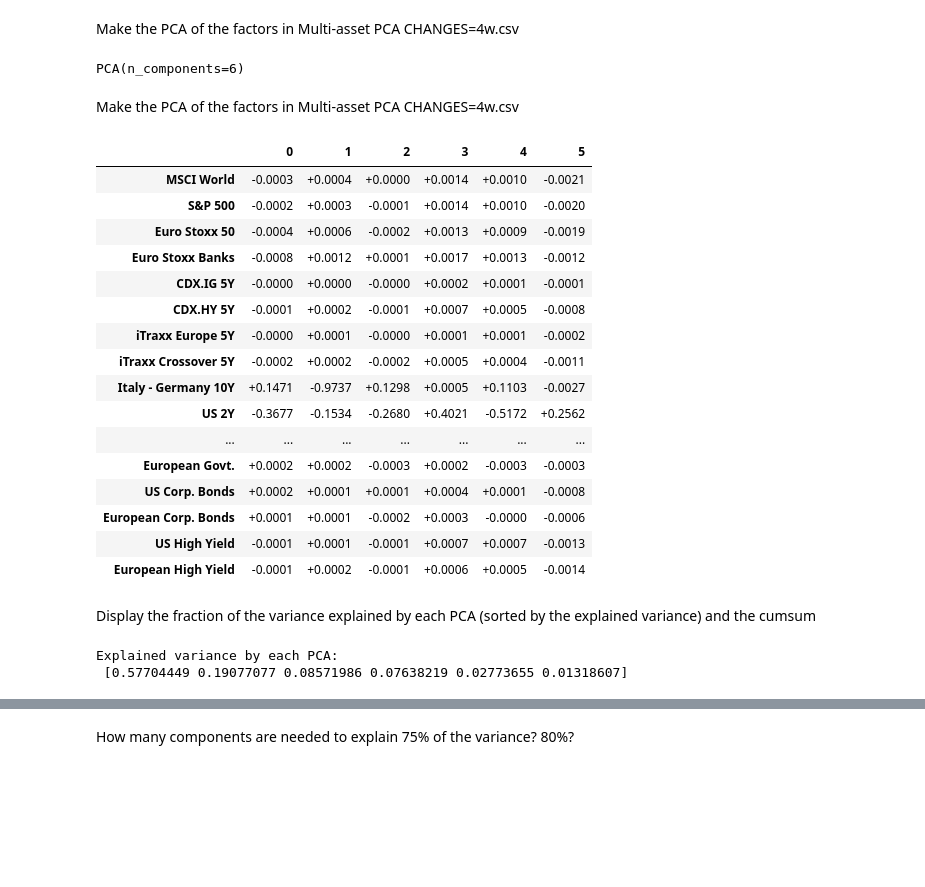
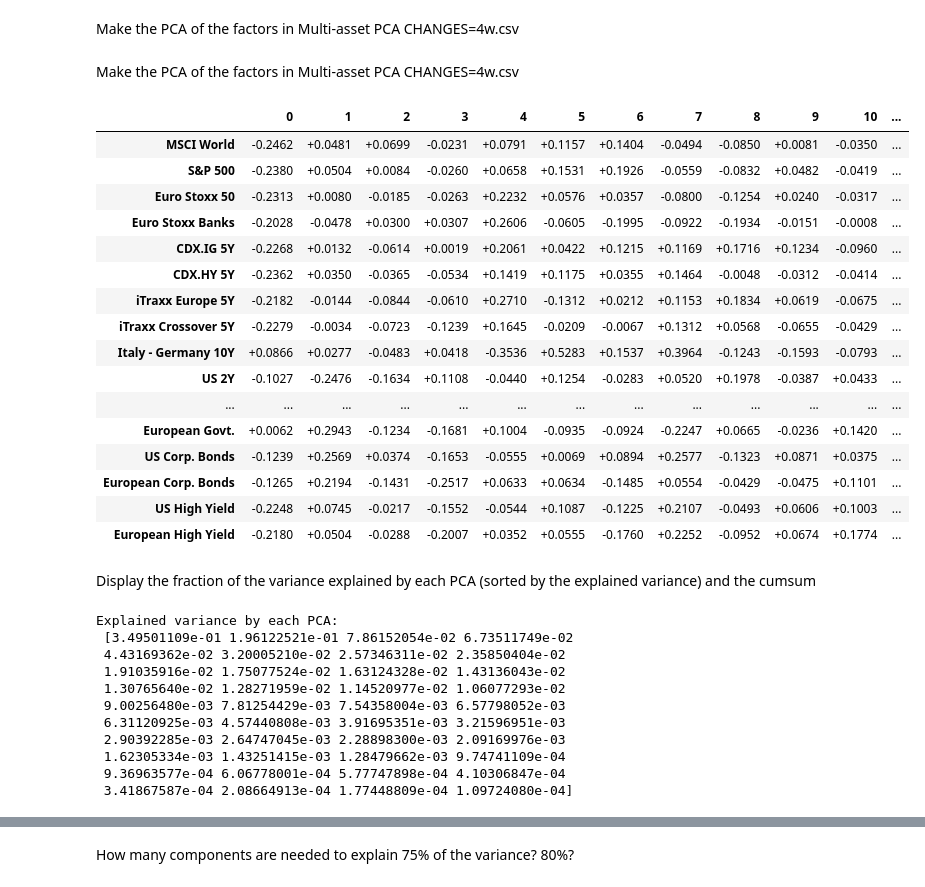
Before and after one commit to theomdvn/AlgoTrading, a Jupyter notebook: PCA.ipynb, the cells around one changed output, grey strips where cells are left out. Drawn from its saved outputs; the diff is of its cells as text; code cells hidden in the pictures; blank space fills up the shorter version.

```diff
--- a/PCA.ipynb
+++ b/PCA.ipynb
@@ -13,48 +13,56 @@ Make the PCA of the factors in Multi-asset PCA CHANGES=4w.csv
 # %%
 
 # Load the data
-df = pd.read_csv('Copie de Multi-asset PCA_CHANGES=4w.csv',index_col=0)
+MA_pca_changes = pd.read_csv('Copie de Multi-asset PCA_CHANGES=4w.csv',index_col=0)
+MA_pca_changes_normalised = (MA_pca_changes - MA_pca_changes.mean()) / MA_pca_changes.std()
 
 # Perform PCA
-pca = PCA(n_components=6)
-pca.fit(df)
+pca_model = PCA()
+pca = pca_model.fit_transform(MA_pca_changes_normalised)
-# %% [output]
-PCA(n_components=6)
 # %%
 format_colour = lambda x: 'color:red' if x < 0. else 'color:lightgreen'
 # %% [markdown]
 Make the PCA of the factors in Multi-asset PCA CHANGES=4w.csv
 # %%
 # Display the loadings of the first 6 components
-loadings = pd.DataFrame(pca.components_, columns=df.columns)
+loadings = pd.DataFrame(pca_model.components_, columns=MA_pca_changes_normalised.columns)
 loadings.T.style.format(formatter='{:+.4f}').applymap(func=format_colour)
 # %% [output]
-|  | 0 | 1 | 2 | 3 | 4 | 5 |
-| MSCI World | -0.0003 | +0.0004 | +0.0000 | +0.0014 | +0.0010 | -0.0021 |
-| S&P 500 | -0.0002 | +0.0003 | -0.0001 | +0.0014 | +0.0010 | -0.0020 |
-| Euro Stoxx 50 | -0.0004 | +0.0006 | -0.0002 | +0.0013 | +0.0009 | -0.0019 |
-| Euro Stoxx Banks | -0.0008 | +0.0012 | +0.0001 | +0.0017 | +0.0013 | -0.0012 |
-| CDX.IG 5Y | -0.0000 | +0.0000 | -0.0000 | +0.0002 | +0.0001 | -0.0001 |
-| CDX.HY 5Y | -0.0001 | +0.0002 | -0.0001 | +0.0007 | +0.0005 | -0.0008 |
-| iTraxx Europe 5Y | -0.0000 | +0.0001 | -0.0000 | +0.0001 | +0.0001 | -0.0002 |
-| iTraxx Crossover 5Y | -0.0002 | +0.0002 | -0.0002 | +0.0005 | +0.0004 | -0.0011 |
-| Italy - Germany 10Y | +0.1471 | -0.9737 | +0.1298 | +0.0005 | +0.1103 | -0.0027 |
-| US 2Y | -0.3677 | -0.1534 | -0.2680 | +0.4021 | -0.5172 | +0.2562 |
-| ... | ... | ... | ... | ... | ... | ... |
-| European Govt. | +0.0002 | +0.0002 | -0.0003 | +0.0002 | -0.0003 | -0.0003 |
-| US Corp. Bonds | +0.0002 | +0.0001 | +0.0001 | +0.0004 | +0.0001 | -0.0008 |
-| European Corp. Bonds | +0.0001 | +0.0001 | -0.0002 | +0.0003 | -0.0000 | -0.0006 |
-| US High Yield | -0.0001 | +0.0001 | -0.0001 | +0.0007 | +0.0007 | -0.0013 |
-| European High Yield | -0.0001 | +0.0002 | -0.0001 | +0.0006 | +0.0005 | -0.0014 |
+|  | 0 | 1 | 2 | 3 | 4 | 5 | 6 | 7 | 8 | 9 | 10 | ... |
+| MSCI World | -0.2462 | +0.0481 | +0.0699 | -0.0231 | +0.0791 | +0.1157 | +0.1404 | -0.0494 | -0.0850 | +0.0081 | -0.0350 | ... |
+| S&P 500 | -0.2380 | +0.0504 | +0.0084 | -0.0260 | +0.0658 | +0.1531 | +0.1926 | -0.0559 | -0.0832 | +0.0482 | -0.0419 | ... |
+| Euro Stoxx 50 | -0.2313 | +0.0080 | -0.0185 | -0.0263 | +0.2232 | +0.0576 | +0.0357 | -0.0800 | -0.1254 | +0.0240 | -0.0317 | ... |
+| Euro Stoxx Banks | -0.2028 | -0.0478 | +0.0300 | +0.0307 | +0.2606 | -0.0605 | -0.1995 | -0.0922 | -0.1934 | -0.0151 | -0.0008 | ... |
+| CDX.IG 5Y | -0.2268 | +0.0132 | -0.0614 | +0.0019 | +0.2061 | +0.0422 | +0.1215 | +0.1169 | +0.1716 | +0.1234 | -0.0960 | ... |
+| CDX.HY 5Y | -0.2362 | +0.0350 | -0.0365 | -0.0534 | +0.1419 | +0.1175 | +0.0355 | +0.1464 | -0.0048 | -0.0312 | -0.0414 | ... |
+| iTraxx Europe 5Y | -0.2182 | -0.0144 | -0.0844 | -0.0610 | +0.2710 | -0.1312 | +0.0212 | +0.1153 | +0.1834 | +0.0619 | -0.0675 | ... |
+| iTraxx Crossover 5Y | -0.2279 | -0.0034 | -0.0723 | -0.1239 | +0.1645 | -0.0209 | -0.0067 | +0.1312 | +0.0568 | -0.0655 | -0.0429 | ... |
+| Italy - Germany 10Y | +0.0866 | +0.0277 | -0.0483 | +0.0418 | -0.3536 | +0.5283 | +0.1537 | +0.3964 | -0.1243 | -0.1593 | -0.0793 | ... |
+| US 2Y | -0.1027 | -0.2476 | -0.1634 | +0.1108 | -0.0440 | +0.1254 | -0.0283 | +0.0520 | +0.1978 | -0.0387 | +0.0433 | ... |
+| ... | ... | ... | ... | ... | ... | ... | ... | ... | ... | ... | ... | ... |
+| European Govt. | +0.0062 | +0.2943 | -0.1234 | -0.1681 | +0.1004 | -0.0935 | -0.0924 | -0.2247 | +0.0665 | -0.0236 | +0.1420 | ... |
+| US Corp. Bonds | -0.1239 | +0.2569 | +0.0374 | -0.1653 | -0.0555 | +0.0069 | +0.0894 | +0.2577 | -0.1323 | +0.0871 | +0.0375 | ... |
+| European Corp. Bonds | -0.1265 | +0.2194 | -0.1431 | -0.2517 | +0.0633 | +0.0634 | -0.1485 | +0.0554 | -0.0429 | -0.0475 | +0.1101 | ... |
+| US High Yield | -0.2248 | +0.0745 | -0.0217 | -0.1552 | -0.0544 | +0.1087 | -0.1225 | +0.2107 | -0.0493 | +0.0606 | +0.1003 | ... |
+| European High Yield | -0.2180 | +0.0504 | -0.0288 | -0.2007 | +0.0352 | +0.0555 | -0.1760 | +0.2252 | -0.0952 | +0.0674 | +0.1774 | ... |
 # %% [markdown]
 Display the fraction of the variance explained by each PCA (sorted by the explained variance)
 and the cumsum
 # %%
-explained_variance = pca.explained_variance_ratio_
+explained_variance = pca_model.explained_variance_ratio_
 print("Explained variance by each PCA:\n", explained_variance)
 # %% [output]
 Explained variance by each PCA:
- [0.57704449 0.19077077 0.08571986 0.07638219 0.02773655 0.01318607]
+ [3.49501109e-01 1.96122521e-01 7.86152054e-02 6.73511749e-02
+ 4.43169362e-02 3.20005210e-02 2.57346311e-02 2.35850404e-02
+ 1.91035916e-02 1.75077524e-02 1.63124328e-02 1.43136043e-02
+ 1.30765640e-02 1.28271959e-02 1.14520977e-02 1.06077293e-02
+ 9.00256480e-03 7.81254429e-03 7.54358004e-03 6.57798052e-03
+ 6.31120925e-03 4.57440808e-03 3.91695351e-03 3.21596951e-03
+ 2.90392285e-03 2.64747045e-03 2.28898300e-03 2.09169976e-03
+ 1.62305334e-03 1.43251415e-03 1.28479662e-03 9.74741109e-04
+ 9.36963577e-04 6.06778001e-04 5.77747898e-04 4.10306847e-04
+ 3.41867587e-04 2.08664913e-04 1.77448809e-04 1.09724080e-04]
 # %%
 cumulative_explained_variance = np.cumsum(explained_variance)
 print("Cumulative explained variance:\n", cumulative_explained_variance)
```
Also changed, not shown: parts of 12 cells of this notebook, 1 other file.
